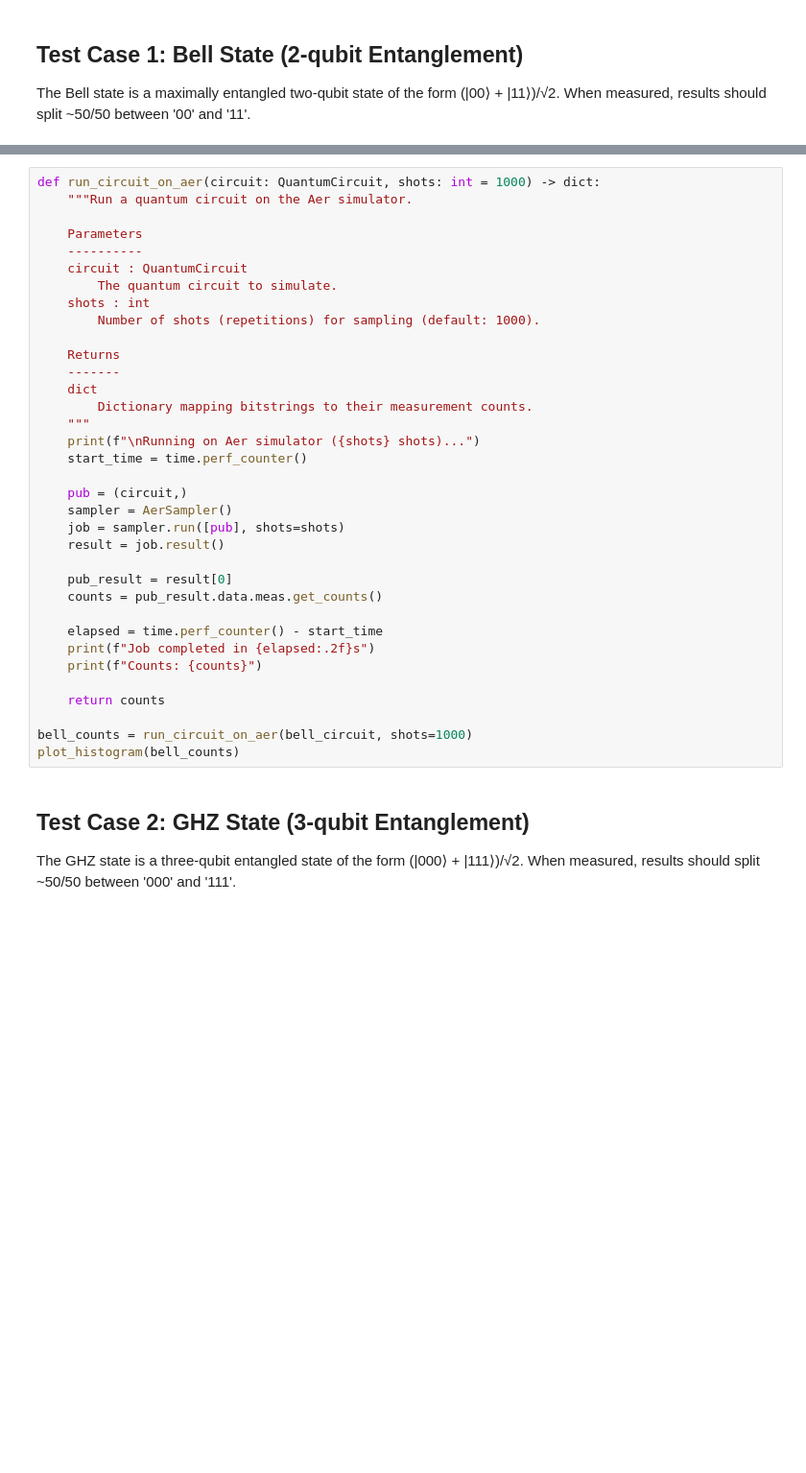
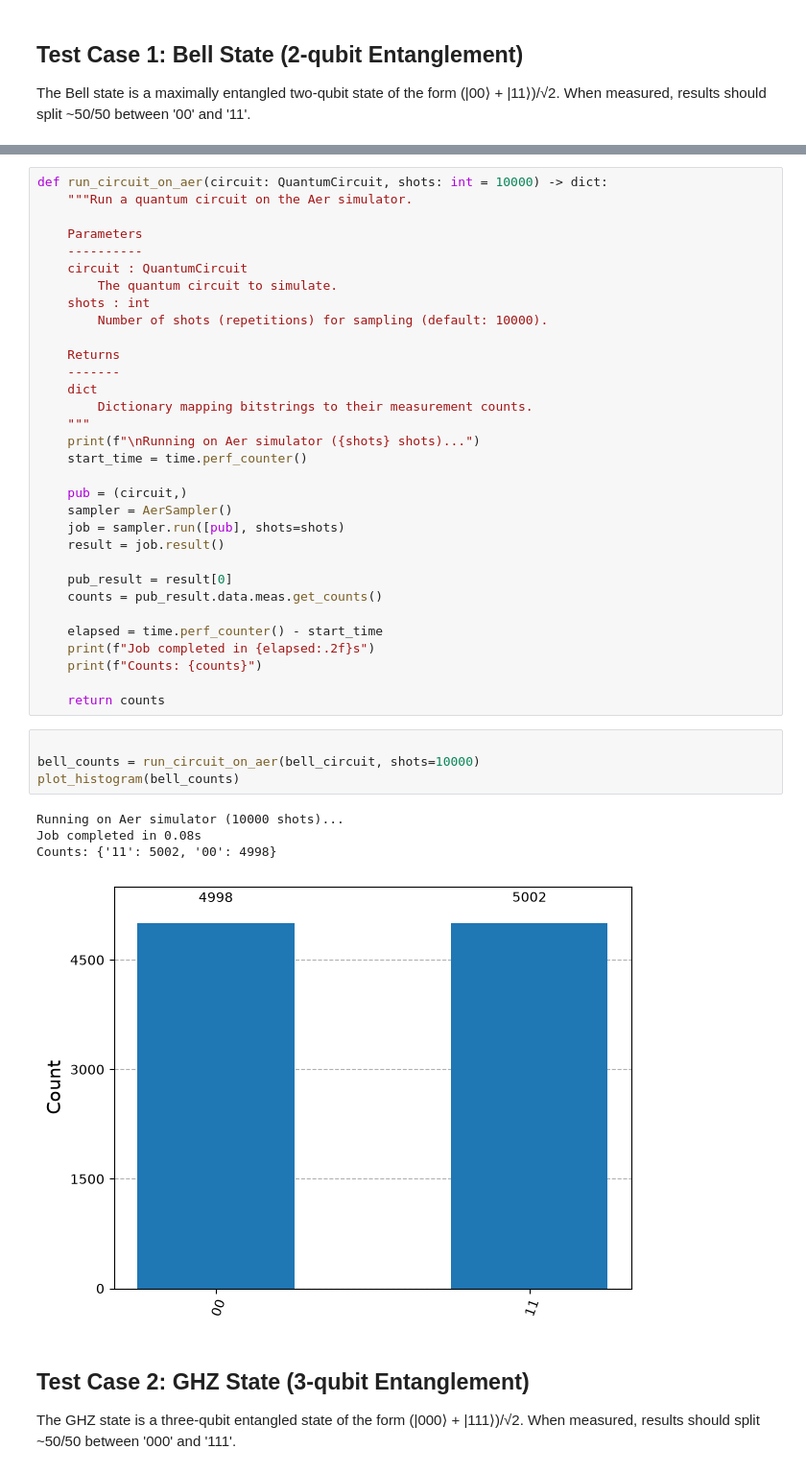
Before and after one commit to bjmcder/designing-quantum-applications, a Jupyter notebook: 00-Setup-Start-Here/06_test_notebook.ipynb, the cells around one changed output, grey strips where cells are left out. Shown at 96% size. Cells and saved outputs as stored; diff of their text form; blank space fills up the shorter version.

```diff
--- a/00-Setup-Start-Here/06_test_notebook.ipynb
+++ b/00-Setup-Start-Here/06_test_notebook.ipynb
@@ -48,5 +59,5 @@ print(bell_circuit.draw(output="text"))
 # %%
-def run_circuit_on_aer(circuit: QuantumCircuit, shots: int = 1000) -> dict:
+def run_circuit_on_aer(circuit: QuantumCircuit, shots: int = 10000) -> dict:
     """Run a quantum circuit on the Aer simulator.
 
     Parameters
@@ -54,7 +65,7 @@ def run_circuit_on_aer(circuit: QuantumCircuit, shots: int = 1000) -> dict:
     circuit : QuantumCircuit
         The quantum circuit to simulate.
     shots : int
-        Number of shots (repetitions) for sampling (default: 1000).
+        Number of shots (repetitions) for sampling (default: 10000).
 
     Returns
     -------
@@ -77,9 +88,15 @@ def run_circuit_on_aer(circuit: QuantumCircuit, shots: int = 1000) -> dict:
     print(f"Counts: {counts}")
 
     return counts
-
-bell_counts = run_circuit_on_aer(bell_circuit, shots=1000)
-plot_histogram(bell_counts)
+# %%
+
+bell_counts = run_circuit_on_aer(bell_circuit, shots=10000)
+plot_histogram(bell_counts)
+# %% [output]
+Running on Aer simulator (10000 shots)...
+Job completed in 0.08s
+Counts: {'11': 5002, '00': 4998}
+[figure, added]
 # %% [markdown]
 ## Test Case 2: GHZ State (3-qubit Entanglement)
 
```
Also changed, not shown: parts of 11 cells of this notebook.
